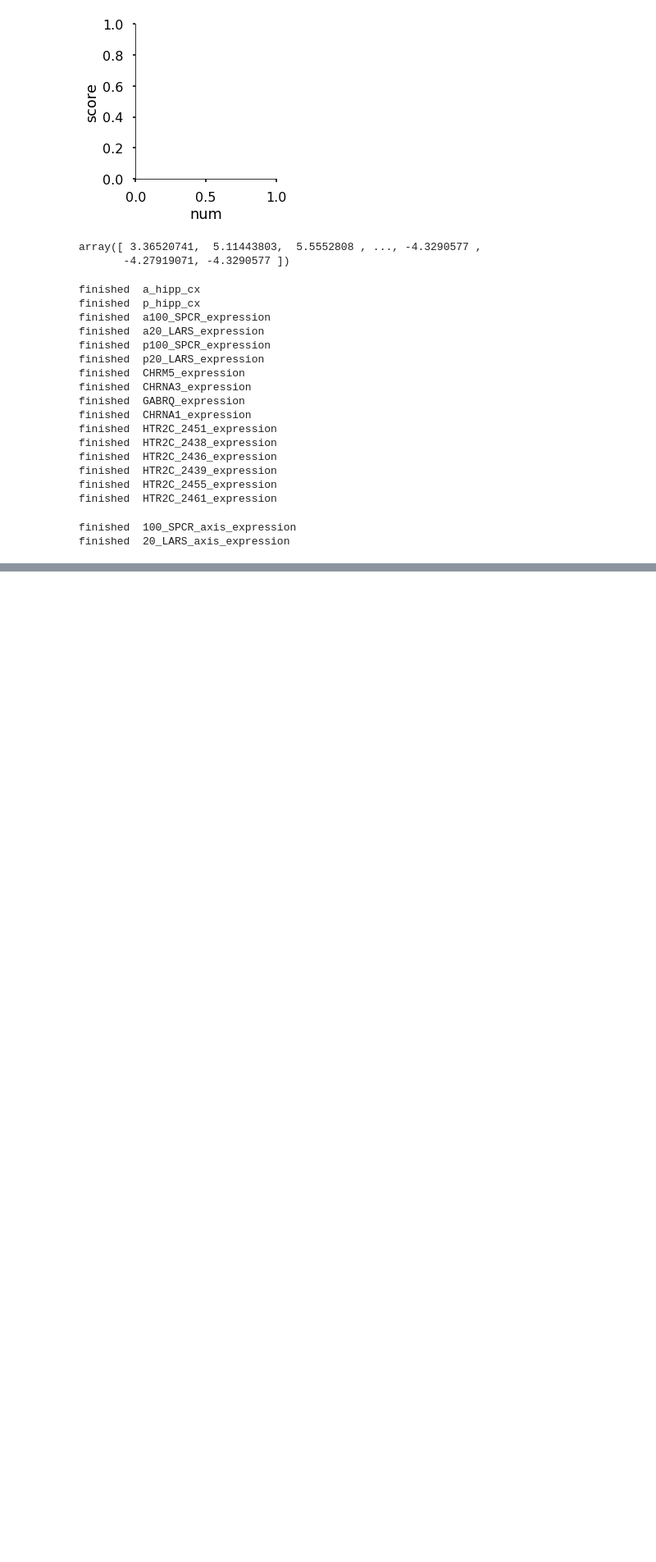
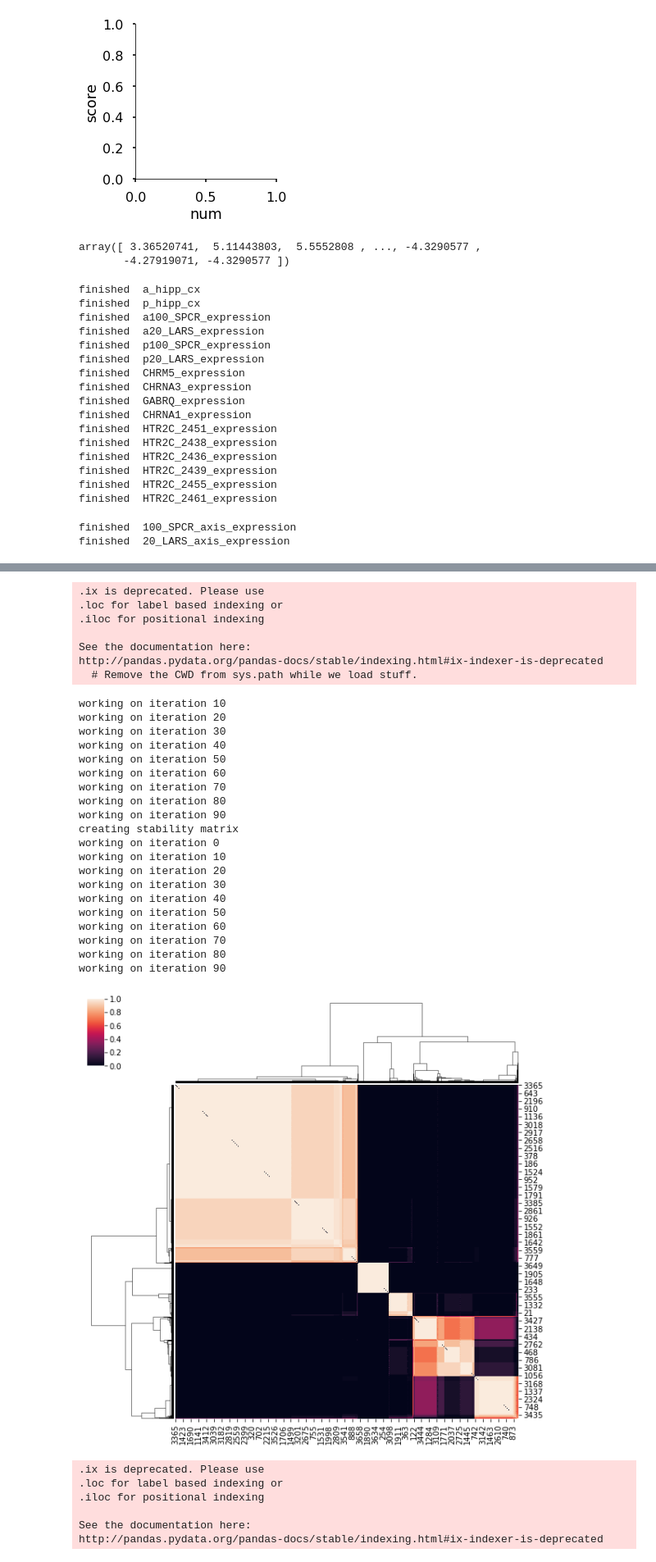
Before and after one commit to illdopejake/hack_projects, a Jupyter notebook: Hippocampal_AP_axis.ipynb, the cells around one changed output, grey strips where cells are left out. Shown at 82% size. Cells and saved outputs as stored; diff of their text form; code cells hidden in the pictures; blank space fills up the shorter version.

Commit message:
organizing expression by clustering

```diff
--- a/Hippocampal_AP_axis.ipynb
+++ b/Hippocampal_AP_axis.ipynb
@@ -1339,0 +1370,40 @@ for i,row in gdf.iterrows():
+# %%
+from copy import deepcopy
+from sklearn import cluster
+
+def poormans_basc(in_mtx,n_clust,n_iter,checker,return_mtx = False):
+    clust_mtx = pandas.DataFrame(index=in_mtx.index)
+    print('running cluster analyses')
+    for i in range(n_iter):
+        if i%checker == 0:
+            print('working on iteration',i)
+        clust_mtx.ix[:,'i%s'%i] = cluster.k_means(in_mtx,n_clust)[1]
+    print('creating stability matrix')
+    id_mtx = np.zeros((len(clust_mtx),len(clust_mtx)))
+    for i in range(n_iter):
+        if i%checker == 0:
+            print('working on iteration',i)
+        icol = pandas.Series(clust_mtx.values[:,i])
+        for u in np.unique(icol):
+            id_mtx[[x[0] for x in itertools.combinations(icol[icol==u].index.tolist(),2)],[
+                    y[1] for y in itertools.combinations(icol[icol==u].index.tolist(),2)]] += 1
+    stab_mtx = id_mtx/n_iter
+
+    stab_mtx[np.tril_indices_from(stab_mtx)] = stab_mtx.transpose()[
+                                            np.tril_indices_from(stab_mtx)]
+
+    plt.close
+    sns.clustermap(stab_mtx)
+    plt.show()
+
+    aggclust = cluster.AgglomerativeClustering(n_clust,connectivity=stab_mtx).fit(stab_mtx)
+    if not return_mtx:
+        return aggclust.labels_, stab_mtx
+    else:
+        newdf = deepcopy(in_mtx)
+        newdf.ix[:,'order'] = aggclust.labels_
+
+    return stab_mtx, newdf
+# %%
+output = poormans_basc(a100_xp.transpose(),5,100,10,return_mtx = True)
+# %% [output]
@@ -1339,0 +1412,34 @@ for i,row in gdf.iterrows():
+.ix is deprecated. Please use
+.loc for label based indexing or
+.iloc for positional indexing
+
+See the documentation here:
+http://pandas.pydata.org/pandas-docs/stable/indexing.html#ix-indexer-is-deprecated
+  # Remove the CWD from sys.path while we load stuff.
+working on iteration 10
+working on iteration 20
+working on iteration 30
+working on iteration 40
+working on iteration 50
+working on iteration 60
+working on iteration 70
+working on iteration 80
+working on iteration 90
+creating stability matrix
+working on iteration 0
+working on iteration 10
+working on iteration 20
+working on iteration 30
+working on iteration 40
+working on iteration 50
+working on iteration 60
+working on iteration 70
+working on iteration 80
+working on iteration 90
+[figure, added]
+.ix is deprecated. Please use
+.loc for label based indexing or
+.iloc for positional indexing
+
+See the documentation here:
+http://pandas.pydata.org/pandas-docs/stable/indexing.html#ix-indexer-is-deprecated
```
Also changed, not shown: parts of 24 cells of this notebook.
